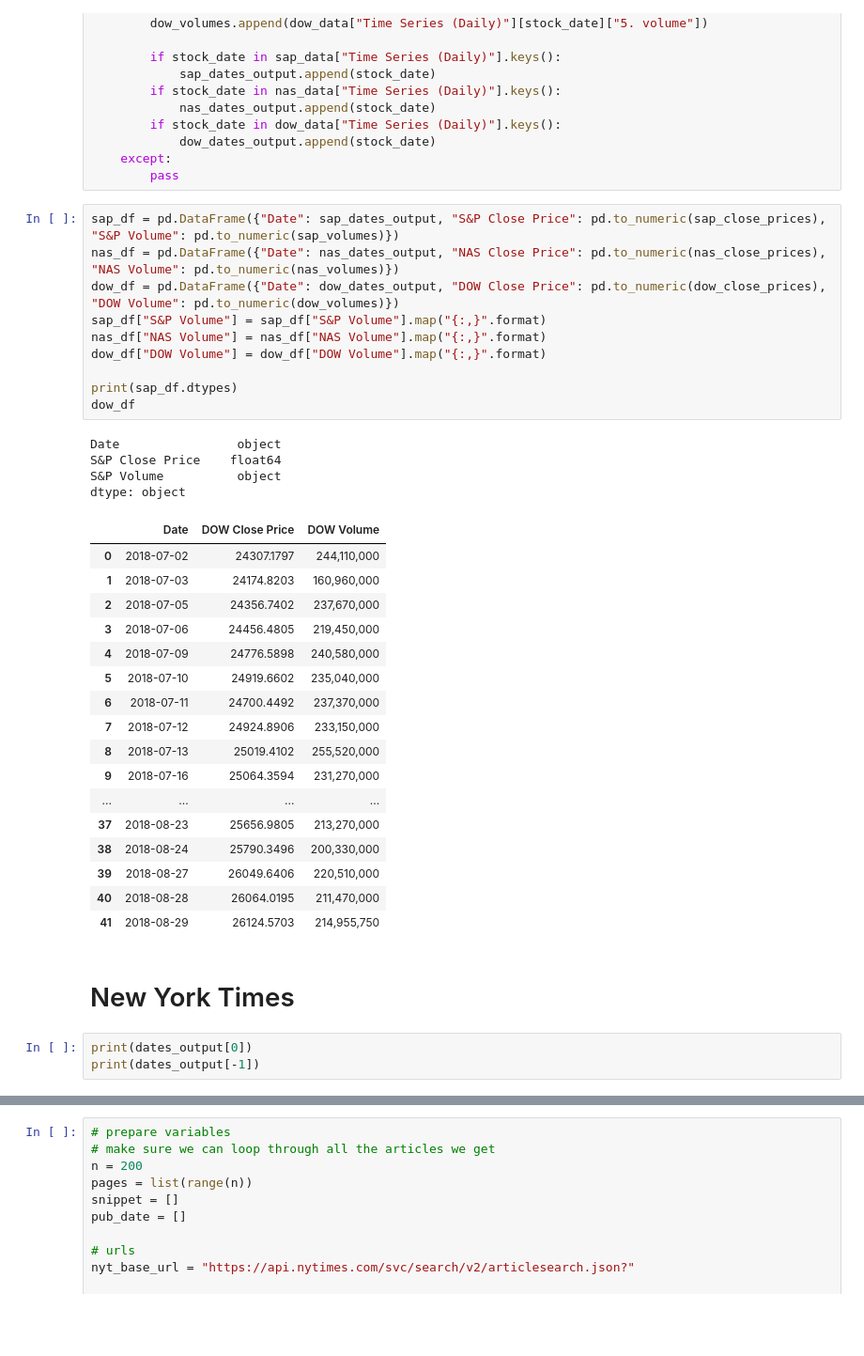
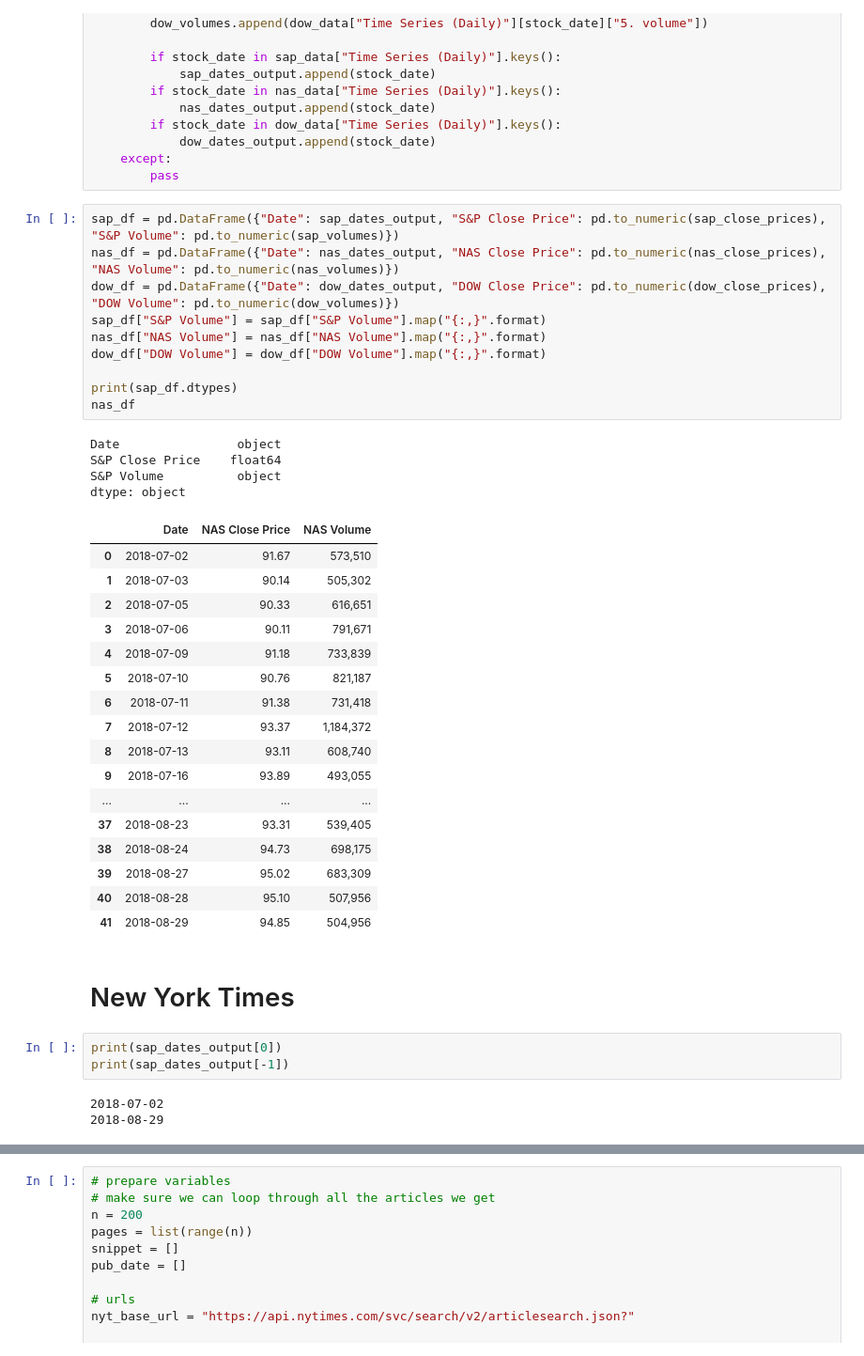
Before and after one commit to epkorita/project1yscap, a Jupyter notebook: team_project_1.ipynb, the cells around one changed output, grey strips where cells are left out. Shown at 94% size. Drawn from its saved outputs; the diff is of its cells as text; blank space fills up the shorter version.

```diff
--- a/team_project_1.ipynb
+++ b/team_project_1.ipynb
@@ -73,38 +73,41 @@ for stock_date in tqdm(stock_dates):
 # %%
 sap_df = pd.DataFrame({"Date": sap_dates_output, "S&P Close Price": pd.to_numeric(sap_close_prices), "S&P Volume": pd.to_numeric(sap_volumes)})
 nas_df = pd.DataFrame({"Date": nas_dates_output, "NAS Close Price": pd.to_numeric(nas_close_prices), "NAS Volume": pd.to_numeric(nas_volumes)})
 dow_df = pd.DataFrame({"Date": dow_dates_output, "DOW Close Price": pd.to_numeric(dow_close_prices), "DOW Volume": pd.to_numeric(dow_volumes)})
 sap_df["S&P Volume"] = sap_df["S&P Volume"].map("{:,}".format)
 nas_df["NAS Volume"] = nas_df["NAS Volume"].map("{:,}".format)
 dow_df["DOW Volume"] = dow_df["DOW Volume"].map("{:,}".format)
 
 print(sap_df.dtypes)
-dow_df
+nas_df
 # %% [output]
 Date                object
 S&P Close Price    float64
 S&P Volume          object
 dtype: object
-|  | Date | DOW Close Price | DOW Volume |
-| 0 | 2018-07-02 | 24307.1797 | 244,110,000 |
-| 1 | 2018-07-03 | 24174.8203 | 160,960,000 |
-| 2 | 2018-07-05 | 24356.7402 | 237,670,000 |
-| 3 | 2018-07-06 | 24456.4805 | 219,450,000 |
-| 4 | 2018-07-09 | 24776.5898 | 240,580,000 |
-| 5 | 2018-07-10 | 24919.6602 | 235,040,000 |
-| 6 | 2018-07-11 | 24700.4492 | 237,370,000 |
-| 7 | 2018-07-12 | 24924.8906 | 233,150,000 |
-| 8 | 2018-07-13 | 25019.4102 | 255,520,000 |
-| 9 | 2018-07-16 | 25064.3594 | 231,270,000 |
+|  | Date | NAS Close Price | NAS Volume |
+| 0 | 2018-07-02 | 91.67 | 573,510 |
+| 1 | 2018-07-03 | 90.14 | 505,302 |
+| 2 | 2018-07-05 | 90.33 | 616,651 |
+| 3 | 2018-07-06 | 90.11 | 791,671 |
+| 4 | 2018-07-09 | 91.18 | 733,839 |
+| 5 | 2018-07-10 | 90.76 | 821,187 |
+| 6 | 2018-07-11 | 91.38 | 731,418 |
+| 7 | 2018-07-12 | 93.37 | 1,184,372 |
+| 8 | 2018-07-13 | 93.11 | 608,740 |
+| 9 | 2018-07-16 | 93.89 | 493,055 |
 | ... | ... | ... | ... |
-| 37 | 2018-08-23 | 25656.9805 | 213,270,000 |
-| 38 | 2018-08-24 | 25790.3496 | 200,330,000 |
-| 39 | 2018-08-27 | 26049.6406 | 220,510,000 |
-| 40 | 2018-08-28 | 26064.0195 | 211,470,000 |
-| 41 | 2018-08-29 | 26124.5703 | 214,955,750 |
+| 37 | 2018-08-23 | 93.31 | 539,405 |
+| 38 | 2018-08-24 | 94.73 | 698,175 |
+| 39 | 2018-08-27 | 95.02 | 683,309 |
+| 40 | 2018-08-28 | 95.10 | 507,956 |
+| 41 | 2018-08-29 | 94.85 | 504,956 |
 # %% [markdown]
 # New York Times
 # %%
-print(dates_output[0])
-print(dates_output[-1])
+print(sap_dates_output[0])
+print(sap_dates_output[-1])
+# %% [output]
+2018-07-02
+2018-08-29
 # %%
```
Also changed, not shown: parts of 6 cells of this notebook.
